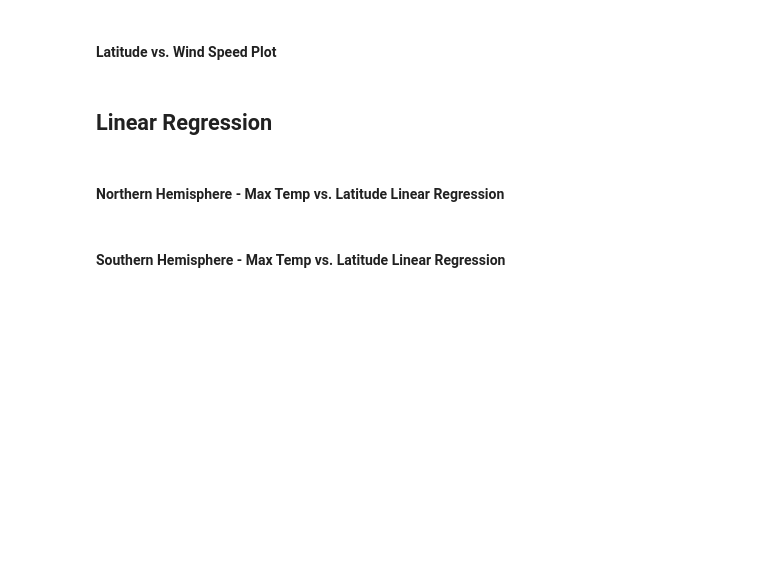
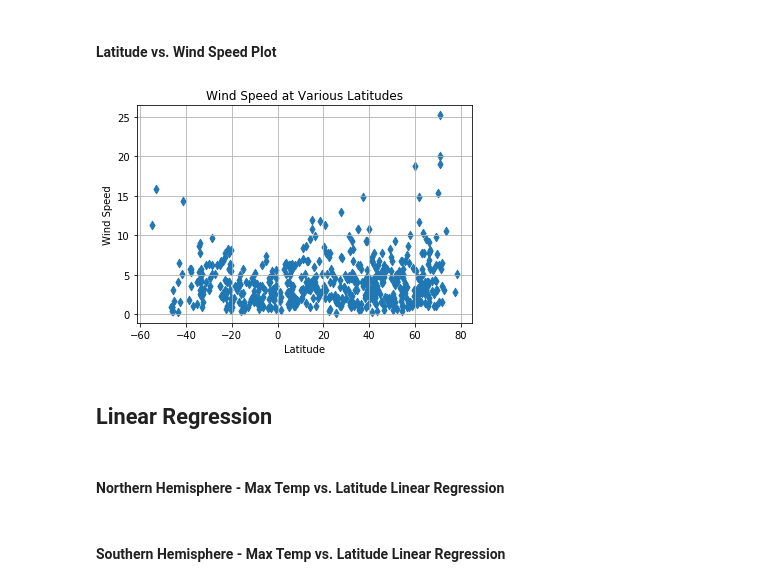
Before and after one commit to avinashdhawan/python-api-challenge, a Jupyter notebook: WeatherPy/WeatherPy_akd.ipynb, the cells around one changed output. Cells and saved outputs as stored; diff of their text form; code cells hidden in the pictures; blank space fills up the shorter version.

```diff
--- a/WeatherPy/WeatherPy_akd.ipynb
+++ b/WeatherPy/WeatherPy_akd.ipynb
@@ -242,5 +293,22 @@ weather_data.head(30)
 # %% [markdown]
 #### Latitude vs. Wind Speed Plot
+# %%
+# Latitude vs. Wind Speed Plot
+plt.scatter(lat, windspeed, marker="d")
+
+# Incorporate the other graph properties
+plt.title("Wind Speed at Various Latitudes")
+plt.ylabel("Wind Speed")
+plt.xlabel("Latitude")
+plt.grid(True)
+
+# Save the figure
+plt.savefig("Wind_Speed_vs_Temperature_Plot.png")
+
+# Show plot
+plt.show()
+# %% [output]
+[figure, added]
 # %% [markdown]
 ## Linear Regression
 # %%
```
Also changed, not shown: parts of 3 cells of this notebook, 6 other files.
